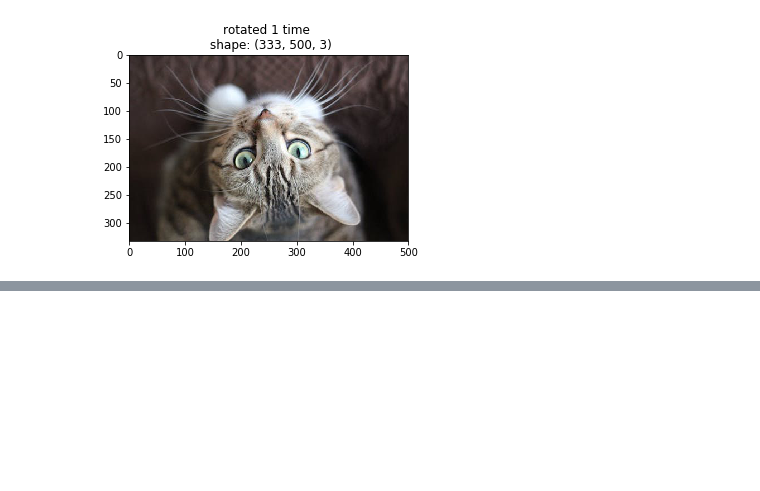
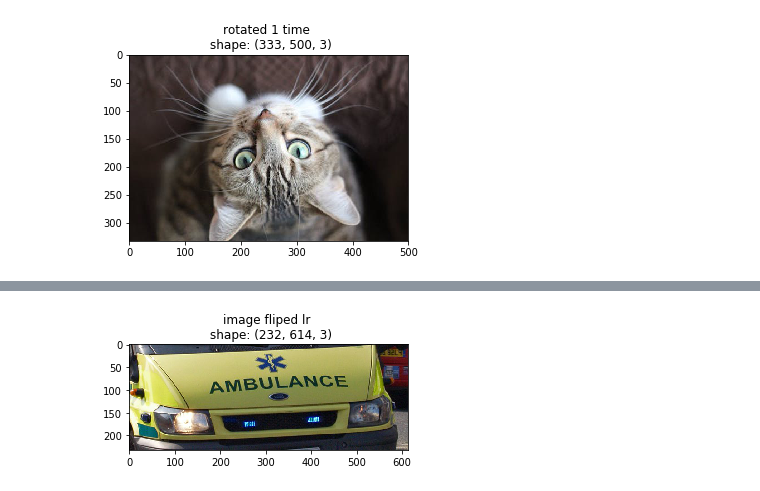
Before and after one commit to alisharifara/myCaffe2Examples, a Jupyter notebook: 05-ImagePreProcessingPipeline.ipynb, the cells around one changed output, grey strips where cells are left out. Saved outputs shown, nothing was run; the diff lists cells and outputs as text; code cells hidden in the pictures; blank space fills up the shorter version.

```diff
--- a/05-ImagePreProcessingPipeline.ipynb
+++ b/05-ImagePreProcessingPipeline.ipynb
@@ -66,0 +85,5 @@ display_image(img_rotated_90, 'rotated 1 time')
+# %%
+img_mirrored_fliplr = np.fliplr(img_mirrored)
+display_image(img_mirrored_fliplr, 'image fliped lr')
+# %% [output]
+[figure, added]
```
Also changed, not shown: parts of 3 cells of this notebook, 1 other file.
